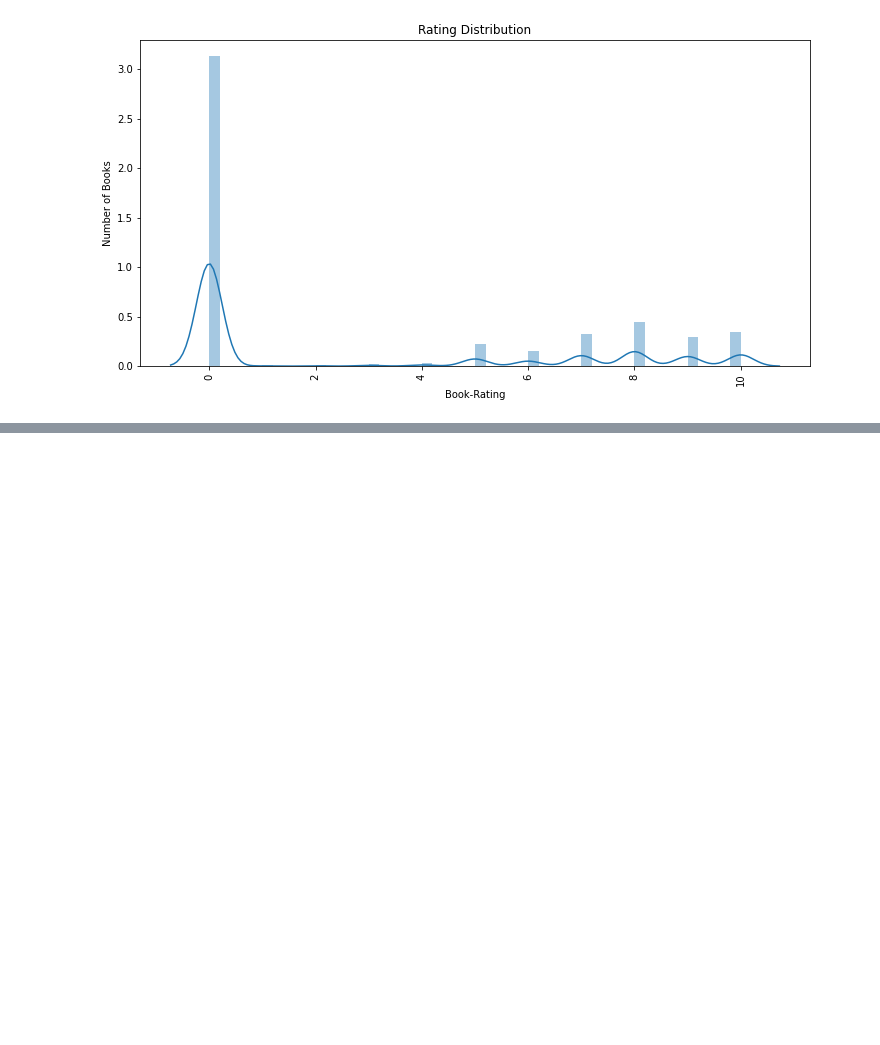
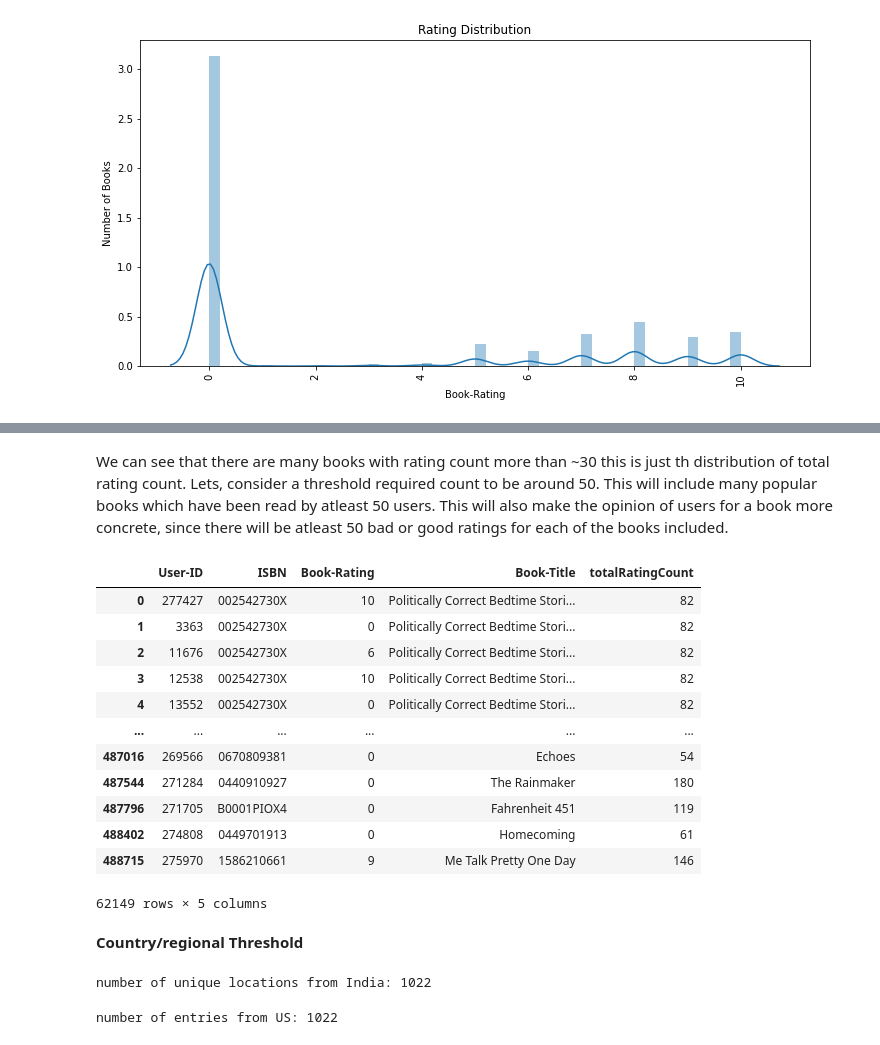
Before and after one commit to Ayushman0Singh/BookRecommendationSystem, a Jupyter notebook: BookRecomendation.ipynb, the cells around one changed output, grey strips where cells are left out. Drawn from its saved outputs; the diff is of its cells as text; code cells hidden in the pictures; blank space fills up the shorter version.

```diff
--- a/BookRecomendation.ipynb
+++ b/BookRecomendation.ipynb
@@ -199,0 +359,4 @@ ValueError: ignored
+# %%
+#keeping users with more than 200 ratings
+counts1_200 = counts1[counts1 >= 200].index # list of user-ids with more than 200 ratings
+ratings = ratings[ratings['User-ID'].isin(counts1_200)]  # updating the whole data frame with only users with high ratings
@@ -199,0 +383,5 @@ ValueError: ignored
+# %%
+combine_book_rating = pd.merge(ratings, books, on='ISBN')
+columns =['Book-Author',	'Year-Of-Publication',	'Publisher',	'Image-URL-S',	'Image-URL-M',	'Image-URL-L']
+combine_book_rating = combine_book_rating.drop(columns, axis=1)
+combine_book_rating.head()
@@ -199,0 +399,7 @@ ValueError: ignored
+# %%
+#collecting total rating counts
+combine_book_rating = combine_book_rating.dropna(axis = 0, subset = ['Book-Title']) # clearing null/nan values from Book-Title
+#counting number of ratings for a book and renaming the columns appropiately
+book_rating_Count = combine_book_rating.groupby(by = ['Book-Title'])['Book-Rating'].count().reset_index().rename(columns = {'Book-Rating': 'totalRatingCount'})
+book_rating_Count = book_rating_Count[['Book-Title','totalRatingCount']] #filter columns
+book_rating_Count.head()
@@ -199,0 +413,5 @@ ValueError: ignored
+# %%
+#combine with main data frame
+#use left join since we want rating count for all the books in combined_book_rating column
+rating_with_totalRatingCount = combine_book_rating.merge(book_rating_Count, left_on = 'Book-Title', right_on = 'Book-Title', how = 'left')
+rating_with_totalRatingCount.head()
@@ -199,0 +459,41 @@ ValueError: ignored
+# %% [markdown]
+We can see that there are many books with rating count more than ~30 this is just th distribution of total rating count. Lets, consider a threshold required count to be around 50. This will include many popular books which have been read by atleast 50 users. This will also make the opinion of users for a book more concrete, since there will be atleast 50 bad or good ratings for each of the books included.
+# %%
+popularity_threshold = 50
+rating_popular_book = rating_with_totalRatingCount[rating_with_totalRatingCount['totalRatingCount'] >= 50]
+rating_popular_book
+# %% [output]
+|  | User-ID | ISBN | Book-Rating | Book-Title | totalRatingCount |
+| 0 | 277427 | 002542730X | 10 | Politically Correct Bedtime Stori... | 82 |
+| 1 | 3363 | 002542730X | 0 | Politically Correct Bedtime Stori... | 82 |
+| 2 | 11676 | 002542730X | 6 | Politically Correct Bedtime Stori... | 82 |
+| 3 | 12538 | 002542730X | 10 | Politically Correct Bedtime Stori... | 82 |
+| 4 | 13552 | 002542730X | 0 | Politically Correct Bedtime Stori... | 82 |
+| ... | ... | ... | ... | ... | ... |
+| 487016 | 269566 | 0670809381 | 0 | Echoes | 54 |
+| 487544 | 271284 | 0440910927 | 0 | The Rainmaker | 180 |
+| 487796 | 271705 | B0001PIOX4 | 0 | Fahrenheit 451 | 119 |
+| 488402 | 274808 | 0449701913 | 0 | Homecoming | 61 |
+| 488715 | 275970 | 1586210661 | 9 | Me Talk Pretty One Day | 146 |
+62149 rows × 5 columns
+# %% [markdown]
+**Country/regional Threshold**
+# %%
+# checking number of indian locations in the book reading data.
+j = 0 #defining a counter
+location = []
+for i in list(users['Location'].unique()):
+  if 'india' in i:  #checking for every written form of the letter India
+    j=j+1 #updating ccounter
+    location.append(i)
+print('number of unique locations from India:', j)
+# %% [output]
+number of unique locations from India: 1022
+# %%
+j1 = 0 #defining a counter
+for i in list(users['Location'].unique()):
+  if 'usa' in i:  #checking for every written form of the letter India
+    j1=j1+1 #updating ccounter
+print('number of entries from US:', j)
+# %% [output]
+number of entries from US: 1022
```
Also changed, not shown: parts of 35 cells of this notebook.
